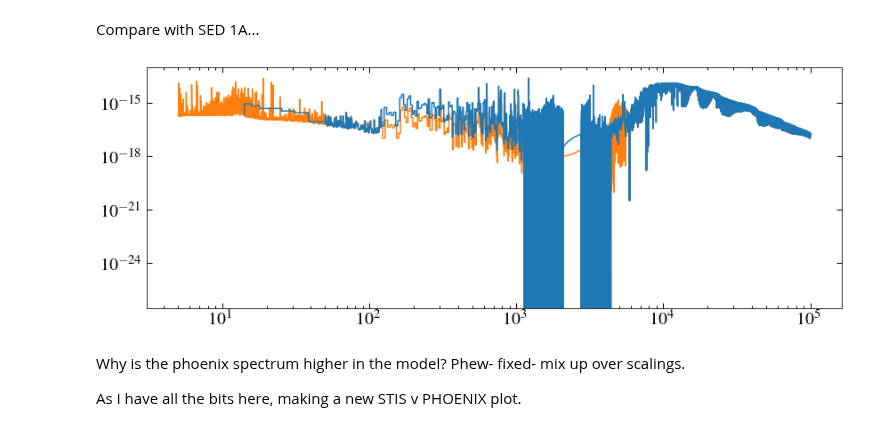
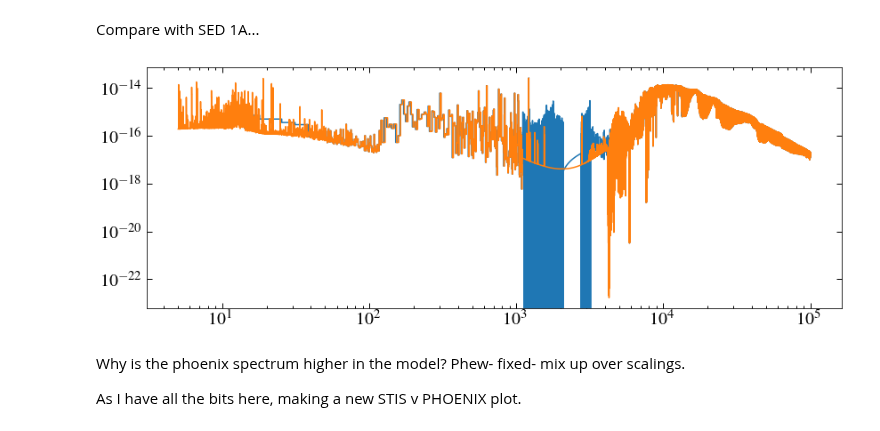
Before and after one commit to davidjwilson/SEDs, a Jupyter notebook: trappist-1/paper/semi_emp.ipynb, the cells around one changed output. Cells and saved outputs as stored; diff of their text form; code cells hidden in the pictures.

Commit message:
new plots, started full lya redo

```diff
--- a/trappist-1/paper/semi_emp.ipynb
+++ b/trappist-1/paper/semi_emp.ipynb
@@ -149,7 +159,7 @@ So we have a gap.
 # %% [markdown]
 Can I interpolate onto a 1A grid using scipy? Craftroom didn't work
 # %%
-f1 = interp1d(w, f/5, fill_value='extrapolate', kind='nearest')(w1)
+f1 = interp1d(w, f, fill_value='extrapolate', kind='nearest')(w1)
 f_add = f1
 f_mod = lines_mod(w1)
 for i in range(len(w1)):
@@ -315,10 +325,15 @@ plt.legend()
 wclean, fclean = ws[dqs==0],fs[dqs==0]
 # %%
 #w, f, bin_el, bin_eu = data['Wavelength'], data['Bin-Integrated Flux'], data['Lower_Error_16'], data['Upper_Error_84']
-mask1 = w > 10
-mask2 = wclean < 4000
+mask1 = w > 1
+mask2 = wclean < 4200
 #nfit = fitter(n_init, w[mask],np.log10(f[mask]))
-w2fit, f2fit = np.concatenate((w[mask1], wclean[mask2])), np.concatenate((f[mask1]/5, fclean[mask2]))
+w2fit, f2fit = np.concatenate((w[mask1], wclean[mask2])), np.concatenate((f[mask1], fclean[mask2]))
+#plt.plot(w2fit, f2fit)
+#plt.yscale('log')
+n_init = models.Polynomial1D(3)
+nfit = fitter(n_init, w2fit,np.log10(f2fit))
 plt.plot(w2fit, f2fit)
+plt.plot(w2fit, 10**nfit(w2fit))
 plt.yscale('log')
 # %% [output]
@@ -335,5 +341,5 @@ plt.yscale('log')
 # %%
-overlap_mask = (pw >=1000) & (pw <= 3200)
+overlap_mask = (pw >=1000) & (pw <= 4200)
 overlap_model = lines_mod(pw[overlap_mask]) + 10**nfit(pw[overlap_mask])
 overlap_w, overlap_p = pw[overlap_mask], pf[overlap_mask]
 combined = overlap_model+overlap_p
@@ -481,11 +487,11 @@ wd, fd = dem_to_1A(w,f)
 # %%
 aw, af = apec['Wave'], apec['FLUX']
 dem_mask = (wd > aw[-1]) & (wd < 1100)
-dw, df = wd[dem_mask], (fd[dem_mask])/5
+dw, df = wd[dem_mask], (fd[dem_mask])
 sem_mask = overlap_w > 1100
 semp_w, semp_f = overlap_w[sem_mask], (combined+lya_f_new)[sem_mask]
 
-p_mask = pw > 3200
+p_mask = pw >4200
 pwm, pfm = pw[p_mask], pf[p_mask]
 plt.plot(aw,af, dw, df, semp_w, semp_f, pwm, pfm)
 
@@ -523,15 +529,15 @@ sed = Table.read('../../common/quicksaves/2MASS-J23062928-0502285_basic.ecsv')
 sedw1A, sedf1A = resample.bintogrid(sed['WAVELENGTH'], sed['FLUX'], dx=1)
 # %%
 plt.step(sed['WAVELENGTH'], sed['FLUX'])
-plt.step(model_w, model_f, zorder=-1)
+plt.step(model_w, model_f, zorder=2)
 #plt.step(sedw1A[sedf1A > 0], sedf1A[sedf1A >0], where='mid')
 #plt.step(model_w_1A, model_f_1A, where ='mid')
 
 
 plt.xscale('log')
 plt.yscale('log')
 # %% [output]
-[figure, old version]
+[figure, new version]
 # %% [markdown]
 Why is the phoenix spectrum higher in the model? Phew- fixed- mix up over scalings.
 
```
Also changed, not shown: parts of 22 cells of this notebook, 19 other files.
